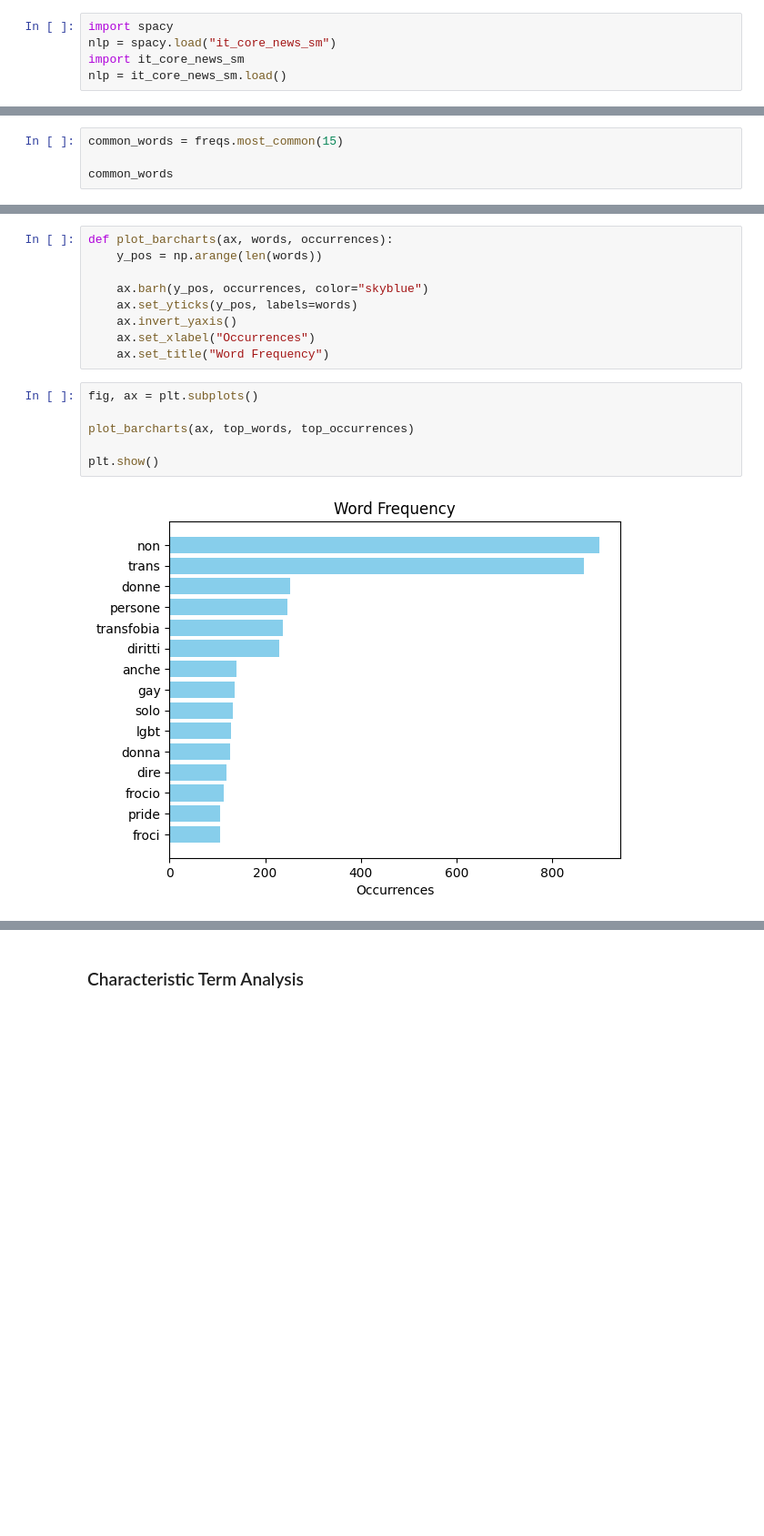
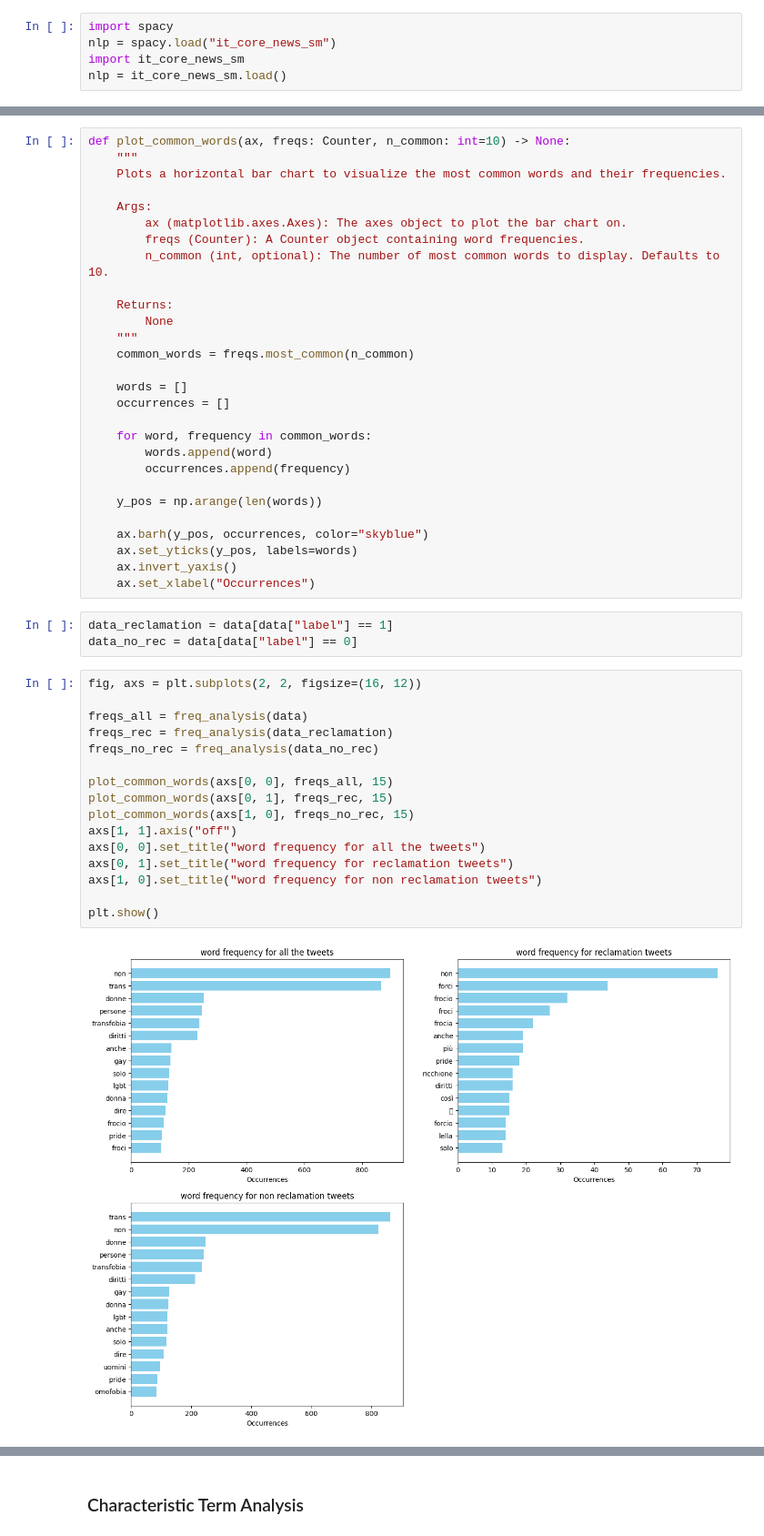
Before and after one commit to simocasaz/evalita2026-multipride-UniBO-FICLIT, a Jupyter notebook: notebooks/data_analysis.ipynb, the cells around one changed output, grey strips where cells are left out. Shown at 91% size. Drawn from its saved outputs; the diff is of its cells as text; blank space fills up the shorter version.

Commit message:
feat(data_analysis): add frequency plots for all tweets, rec tweets and non rec tweets

```diff
--- a/notebooks/data_analysis.ipynb
+++ b/notebooks/data_analysis.ipynb
@@ -190,7 +203,3 @@ def freq_analysis(freqs: Counter, data: DataFrame) -> Counter:
         freqs.update([token.text.lower() for token in doc if not token.is_punct and token.pos_ not in {"DET", "ADP", "PRON", "AUX", "CCONJ", "SCONJ", "PART", "PUNCT"}])
 
     return freqs
-# %%
-common_words = freqs.most_common(15)
-
-common_words
@@ -226,17 +206,49 @@ print(top_occurrences)
 # %%
-def plot_barcharts(ax, words, occurrences):
+def plot_common_words(ax, freqs: Counter, n_common: int=10) -> None:
+    """
+    Plots a horizontal bar chart to visualize the most common words and their frequencies.
+
+    Args:
+        ax (matplotlib.axes.Axes): The axes object to plot the bar chart on.
+        freqs (Counter): A Counter object containing word frequencies.
+        n_common (int, optional): The number of most common words to display. Defaults to 10.
+
+    Returns:
+        None
+    """
+    common_words = freqs.most_common(n_common)
+
+    words = []
+    occurrences = []
+
+    for word, frequency in common_words:
+        words.append(word)
+        occurrences.append(frequency)
+
     y_pos = np.arange(len(words))
 
     ax.barh(y_pos, occurrences, color="skyblue")
     ax.set_yticks(y_pos, labels=words)
     ax.invert_yaxis()
     ax.set_xlabel("Occurrences")
-    ax.set_title("Word Frequency")
+# %%
+data_reclamation = data[data["label"] == 1]
+data_no_rec = data[data["label"] == 0]
 # %%
-fig, ax = plt.subplots()
+fig, axs = plt.subplots(2, 2, figsize=(16, 12))
 
-plot_barcharts(ax, top_words, top_occurrences)
+freqs_all = freq_analysis(data)
+freqs_rec = freq_analysis(data_reclamation)
+freqs_no_rec = freq_analysis(data_no_rec)
+
+plot_common_words(axs[0, 0], freqs_all, 15)
+plot_common_words(axs[0, 1], freqs_rec, 15)
+plot_common_words(axs[1, 0], freqs_no_rec, 15)
+axs[1, 1].axis("off")
+axs[0, 0].set_title("word frequency for all the tweets")
+axs[0, 1].set_title("word frequency for reclamation tweets")
+axs[1, 0].set_title("word frequency for non reclamation tweets")
 
 plt.show()
 # %% [output]
-[figure, old version]
+[figure, new version]
```
Also changed, not shown: parts of 5 cells of this notebook.
